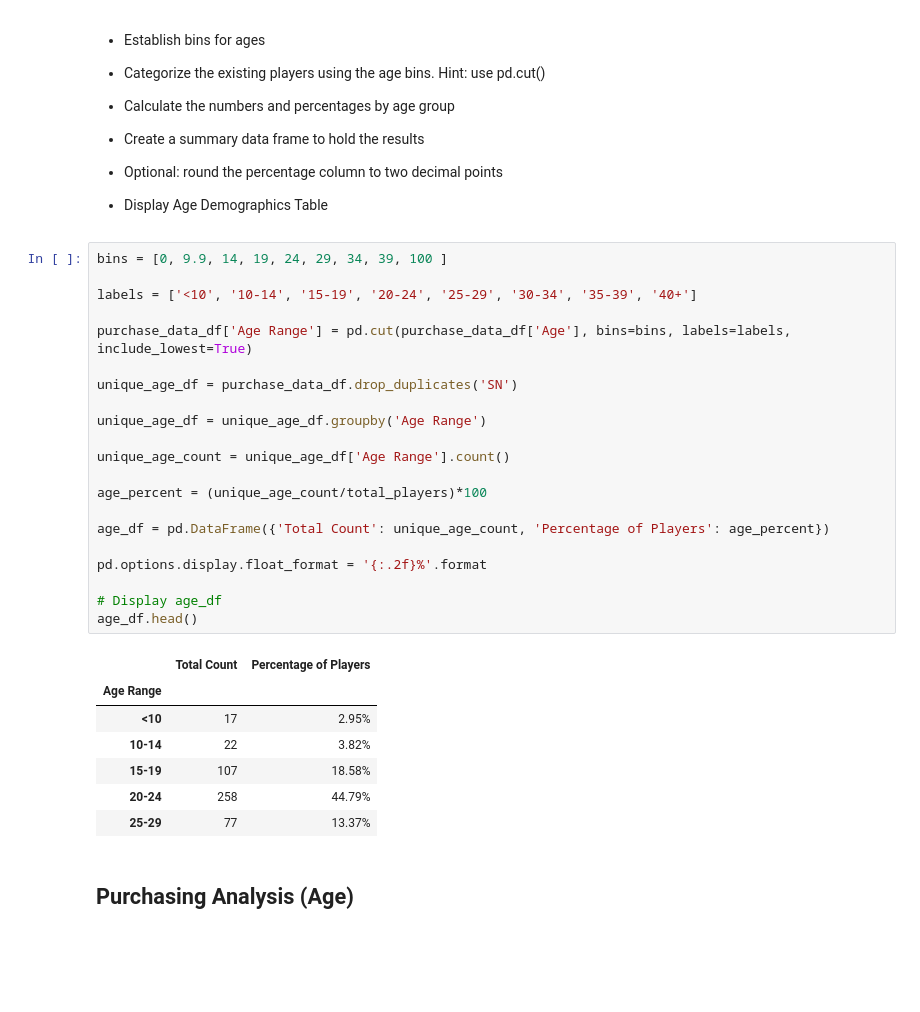
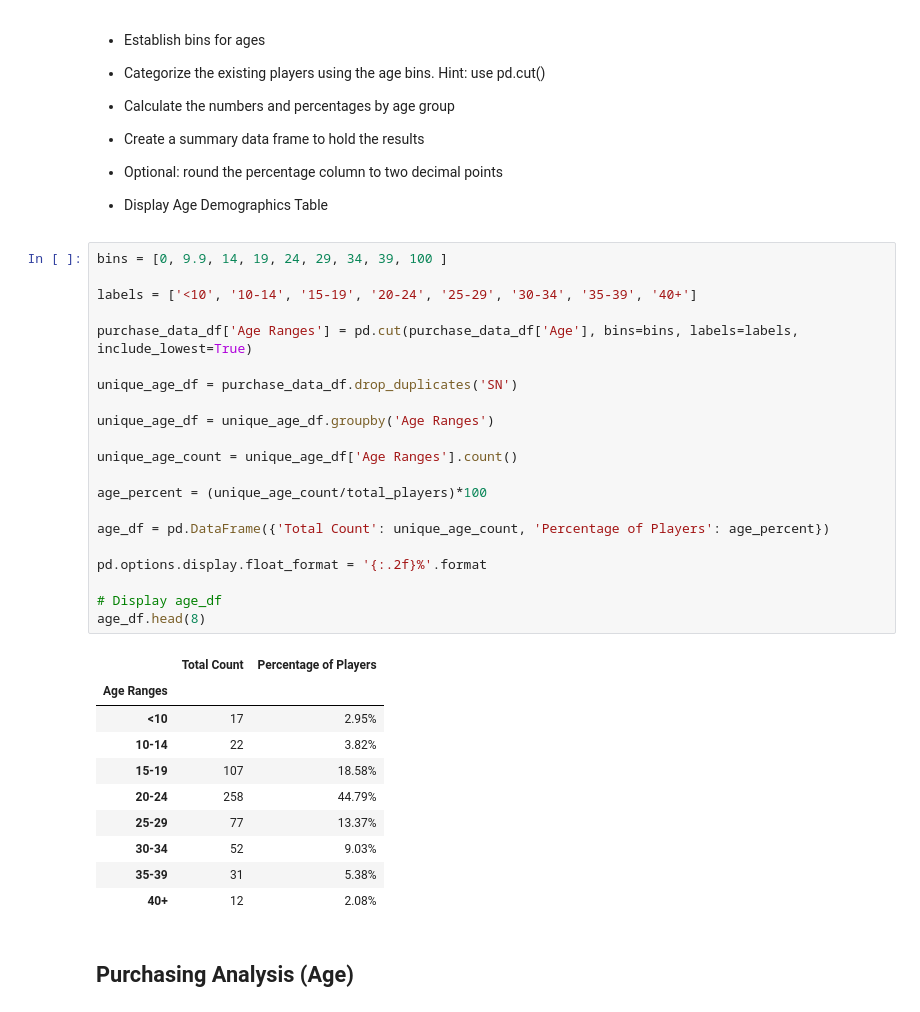
Before and after one commit to AnaLindaPenny/pandas-challenge, a Jupyter notebook: HeroesOfPymoli/Solved/HeroesOfPymoli_final.ipynb, the cells around one changed output. Saved outputs shown, nothing was run; the diff lists cells and outputs as text; blank space fills up the shorter version.

```diff
--- a/HeroesOfPymoli/Solved/HeroesOfPymoli_final.ipynb
+++ b/HeroesOfPymoli/Solved/HeroesOfPymoli_final.ipynb
@@ -164,32 +164,35 @@ gender_analysis.head()
 # %%
 bins = [0, 9.9, 14, 19, 24, 29, 34, 39, 100 ]
 
 labels = ['<10', '10-14', '15-19', '20-24', '25-29', '30-34', '35-39', '40+']
 
-purchase_data_df['Age Range'] = pd.cut(purchase_data_df['Age'], bins=bins, labels=labels, include_lowest=True)
+purchase_data_df['Age Ranges'] = pd.cut(purchase_data_df['Age'], bins=bins, labels=labels, include_lowest=True)
 
 unique_age_df = purchase_data_df.drop_duplicates('SN')
 
-unique_age_df = unique_age_df.groupby('Age Range')
+unique_age_df = unique_age_df.groupby('Age Ranges')
 
-unique_age_count = unique_age_df['Age Range'].count()
+unique_age_count = unique_age_df['Age Ranges'].count()
 
 age_percent = (unique_age_count/total_players)*100
 
 age_df = pd.DataFrame({'Total Count': unique_age_count, 'Percentage of Players': age_percent})
 
 pd.options.display.float_format = '{:.2f}%'.format
 
 # Display age_df
-age_df.head()
+age_df.head(8)
 # %% [output]
 |  | Total Count | Percentage of Players |
-| Age Range |  |  |
+| Age Ranges |  |  |
 | <10 | 17 | 2.95% |
 | 10-14 | 22 | 3.82% |
 | 15-19 | 107 | 18.58% |
 | 20-24 | 258 | 44.79% |
 | 25-29 | 77 | 13.37% |
+| 30-34 | 52 | 9.03% |
+| 35-39 | 31 | 5.38% |
+| 40+ | 12 | 2.08% |
 # %% [markdown]
 ## Purchasing Analysis (Age)
 # %% [markdown]
```
Also changed, not shown: parts of 6 cells of this notebook.
